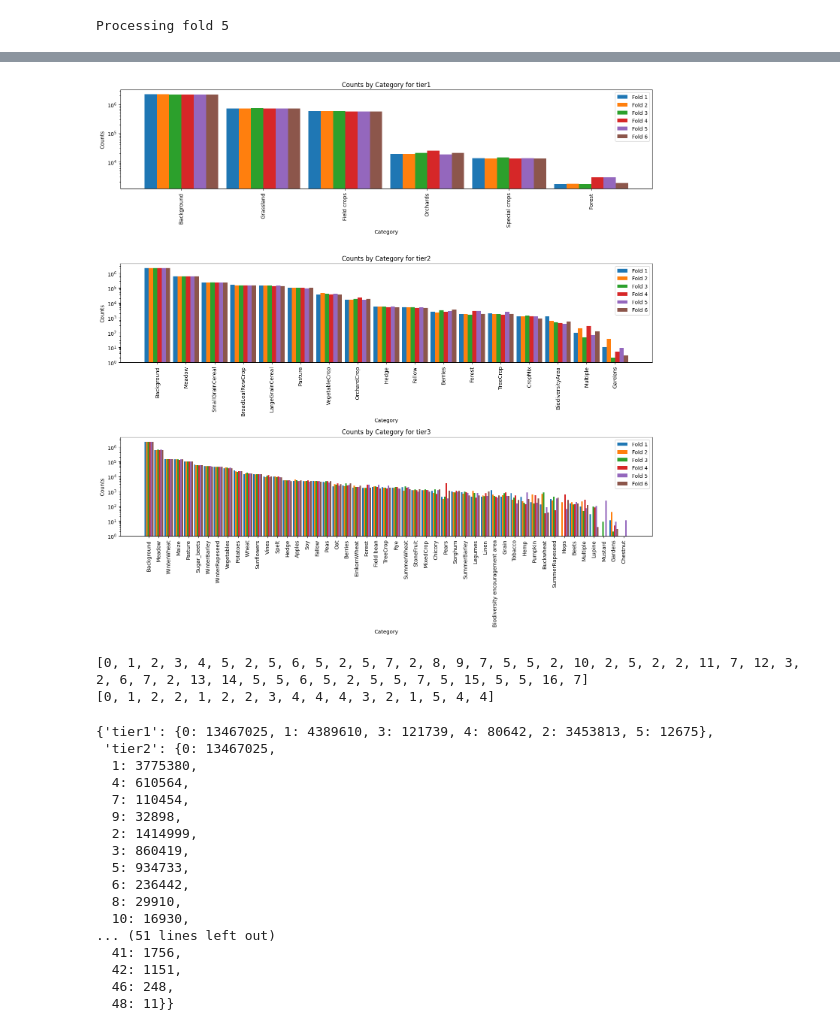
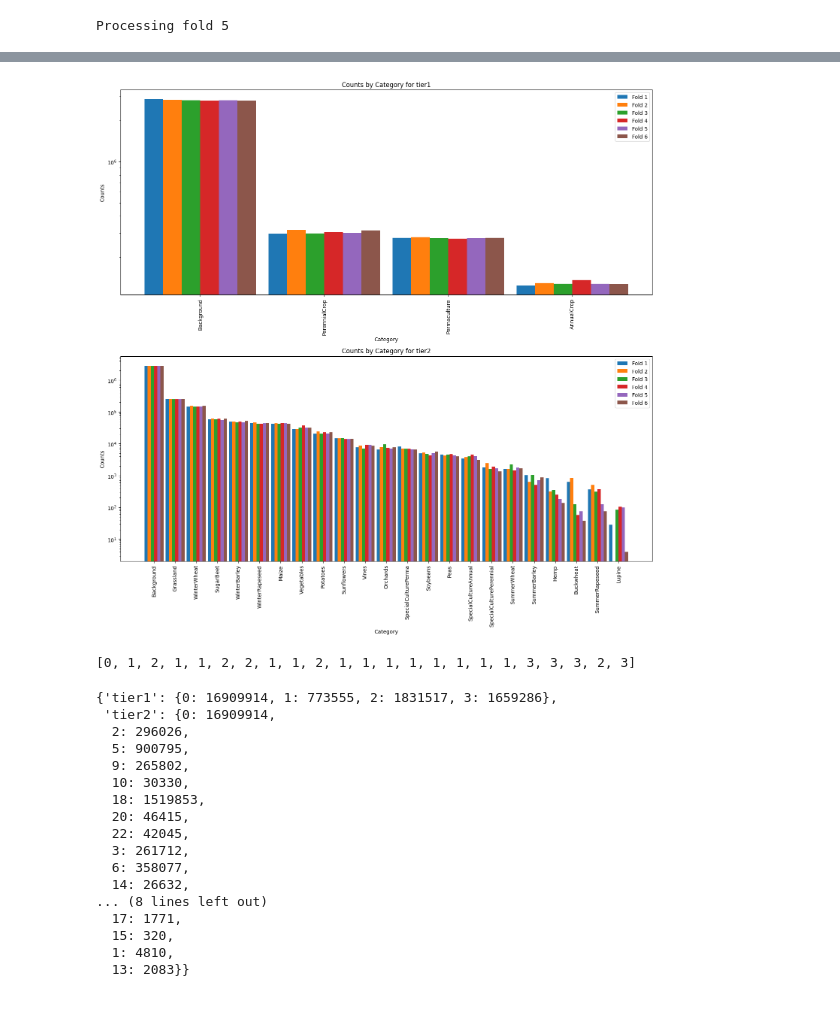
Before and after one commit to Satellite-Based-Crop-Classification/messis, a Jupyter notebook: notebooks/dataset_eda.ipynb, the cells around one changed output, grey strips where cells are left out. Cells and saved outputs as stored; diff of their text form; code cells hidden in the pictures.

```diff
--- a/notebooks/dataset_eda.ipynb
+++ b/notebooks/dataset_eda.ipynb
@@ -58,7 +58,7 @@ for i in range(N_FOLDS):
     pixels_by_tier_category = {
         "tier1": {},
         "tier2": {},
-        "tier3": {}
+        # "tier3": {}
     }
     for batch in tqdm(folds[i]):
         targets = batch[1][0]
@@ -108,34 +103,34 @@ dataset_info["tier1"]
 # %%
-fig, axes = plt.subplots(nrows=3, ncols=1, figsize=(15, 15), sharex=False)
+fig, axes = plt.subplots(nrows=2, ncols=1, figsize=(15, 15), sharex=False)
 fig.subplots_adjust(hspace=0.4)
 
-for ax, tier in zip(axes, ["tier1", "tier2", "tier3"]):
+for ax, tier in zip(axes, ["tier1", "tier2"]):
     categories = set().union(*[pixels_by_tier_category_fold[i][tier].keys() for i in range(N_FOLDS)])
     index = np.arange(len(categories))
     bar_width = 0.15
     counts_by_fold = []
     for fold in range(N_FOLDS):
         counts = [pixels_by_tier_category_fold[fold][tier].get(cat, 0) for cat in categories]
         counts_by_fold.append(counts)
     # aggregate counts by category
     counts = np.sum(counts_by_fold, axis=0)
     # order the categories and counts by counts
     categories = [cat for _, cat in sorted(zip(counts, categories), key=lambda pair: pair[0], reverse=True)]
     for fold in range(N_FOLDS):
         counts = [pixels_by_tier_category_fold[fold][tier].get(cat, 0) for cat in categories]
         ax.bar(index + fold * bar_width, counts, bar_width, label=f'Fold {fold+1}')
 
     ax.set_xlabel('Category')
     ax.set_ylabel('Counts')
     ax.set_yscale('log')
     ax.set_title(f'Counts by Category for {tier}')
     ax.set_xticks(index + bar_width * (N_FOLDS - 1) / 2)
     labels = [dataset_info[tier][cat] for cat in categories]
     ax.set_xticklabels(labels, rotation=90)
     ax.legend()
 
 plt.tight_layout()
 plt.show()
 # %% [output]
-[figure, old version]
+[figure, new version]
 # %%
@@ -150,15 +145,14 @@ for tier3 in range(len(tier3_to_tier2)):
 # %%
-print(tier3_to_tier2) # array where index is tier3 and value is tier2
+# print(tier3_to_tier2) # array where index is tier3 and value is tier2
 print(tier2_to_tier1) # array where index is tier2 and value is tier1
 # %% [output]
-[0, 1, 2, 3, 4, 5, 2, 5, 6, 5, 2, 5, 7, 2, 8, 9, 7, 5, 5, 2, 10, 2, 5, 2, 2, 11, 7, 12, 3, 2, 6, 7, 2, 13, 14, 5, 5, 6, 5, 2, 5, 5, 7, 5, 15, 5, 5, 16, 7]
-[0, 1, 2, 2, 1, 2, 2, 3, 4, 4, 4, 3, 2, 1, 5, 4, 4]
+[0, 1, 2, 1, 1, 2, 2, 1, 1, 2, 1, 1, 1, 1, 1, 1, 1, 1, 3, 3, 3, 2, 3]
 # %%
 # aggregate all folds of pixels_by_tier_category_fold
 pixels_by_tier_category = {
     "tier1": {},
     "tier2": {},
-    "tier3": {}
+    # "tier3": {}
 }
 for tier in pixels_by_tier_category.keys():
     for fold in range(N_FOLDS):
@@ -170,23 +164,23 @@ for tier in pixels_by_tier_category.keys():
 
 pixels_by_tier_category # dict with each tier as key. The value is a dict again with the category as tier and the pixel count as value
 # %% [output]
-{'tier1': {0: 13467025, 1: 4389610, 3: 121739, 4: 80642, 2: 3453813, 5: 12675},
- 'tier2': {0: 13467025,
-  1: 3775380,
-  4: 610564,
-  7: 110454,
-  9: 32898,
-  2: 1414999,
-  3: 860419,
-  5: 934733,
-  6: 236442,
-  8: 29910,
-  10: 16930,
-... (51 lines left out)
-  41: 1756,
-  42: 1151,
-  46: 248,
-  48: 11}}
+{'tier1': {0: 16909914, 1: 773555, 2: 1831517, 3: 1659286},
+ 'tier2': {0: 16909914,
+  2: 296026,
+  5: 900795,
+  9: 265802,
+  10: 30330,
+  18: 1519853,
+  20: 46415,
+  22: 42045,
+  3: 261712,
+  6: 358077,
+  14: 26632,
+... (8 lines left out)
+  17: 1771,
+  15: 320,
+  1: 4810,
+  13: 2083}}
 # %%
 # Prepare data for Sankey diagram
 node_labels = ["Vegetation"]
```
Also changed, not shown: parts of 5 cells of this notebook, 3 other files.
